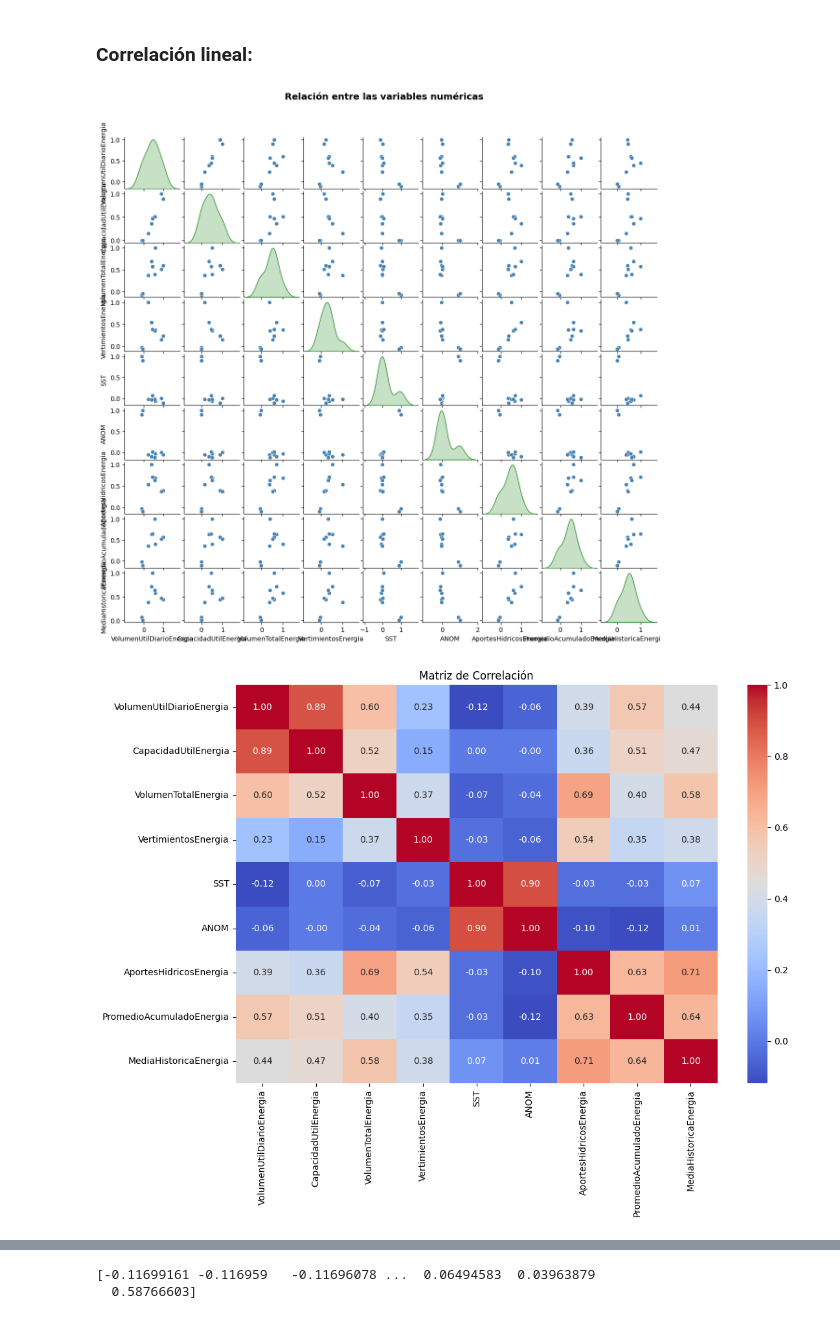
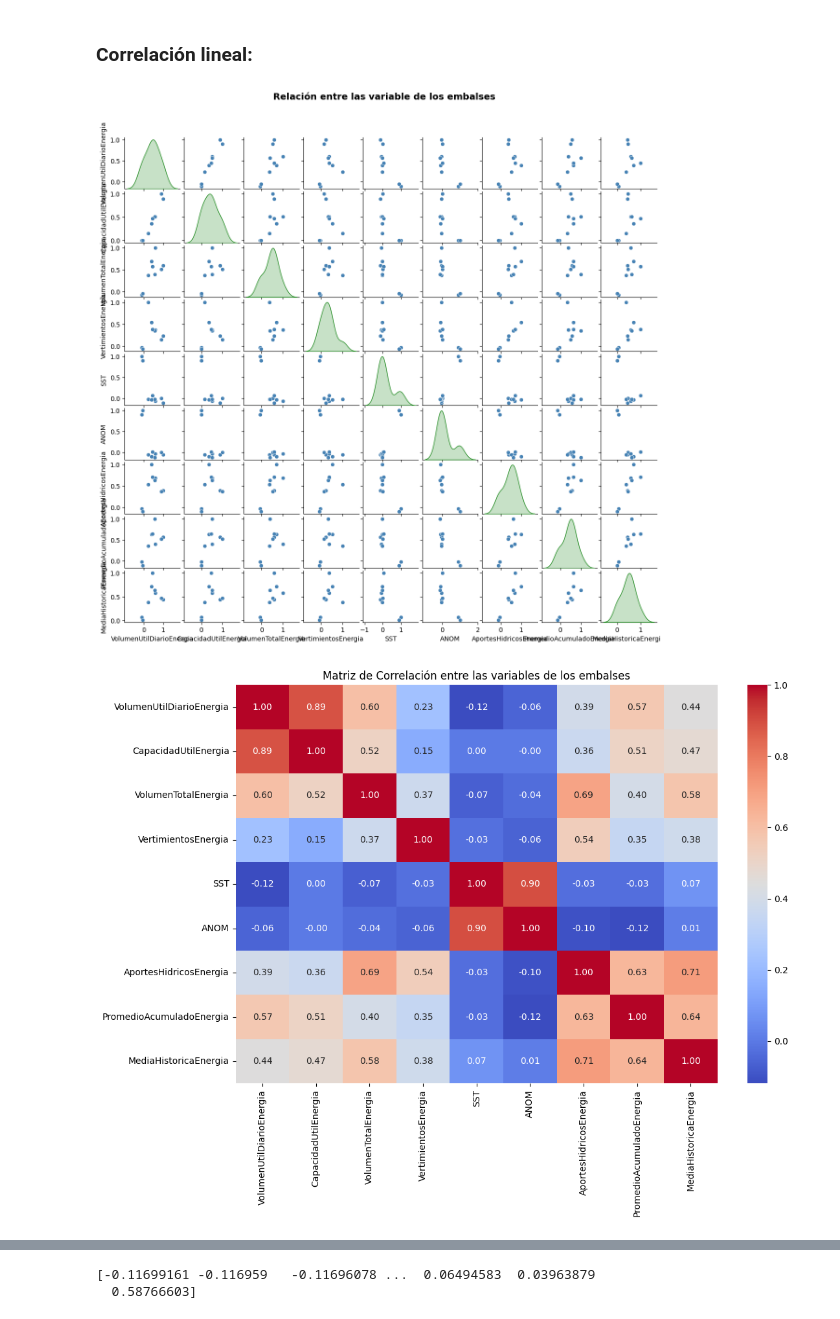
Before and after one commit to jsslTueniuane/JSSL-INV-FUNC-BACKEND, a Jupyter notebook: src/Analysis/ExploratoryAnalysis.ipynb, the cells around one changed output, grey strips where cells are left out. Drawn from its saved outputs; the diff is of its cells as text; code cells hidden in the pictures.

```diff
--- a/src/Analysis/ExploratoryAnalysis.ipynb
+++ b/src/Analysis/ExploratoryAnalysis.ipynb
@@ -369,40 +438,23 @@ Para obtener el detalle de como se realizan las transformaciones revisar el arch
 # %% [markdown]
 ### **Variables agregadas**
 # %%
-import pandas as pd
-import sys
-sys.path.append("D:/mis documentos/Personal/Repos/JSSL-INV-FUNC-BACKEND/src/GetData")
-from funciones import multiple_plot
-
 # Cargar el archivo de datos
 
-data_not_not_agg = pd.read_excel("D:/mis documentos/Personal/Repos/JSSL-INV-FUNC-BACKEND/Data/Results/NotStandardized/EmbalsesNoAgregados.xlsx")
-data_not_agg = pd.read_excel("D:/mis documentos/Personal/Repos/JSSL-INV-FUNC-BACKEND/Data/Results/NotStandardized/EmbalsesAgregados.xlsx")
+data_not_not_agg = pd.read_excel("../../Data/Results/NotStandardized/EmbalsesNoAgregados.xlsx")
+data_not_agg = pd.read_excel("../../Data/Results/NotStandardized/EmbalsesAgregados.xlsx")
 # %% [markdown]
 ### **Correlación lineal:**
 # %%
-import warnings
-warnings.filterwarnings("ignore")
+correlation_data = data_not_agg.corr()
 
-import seaborn as sns
-import matplotlib.pyplot as plt
+# Creacion de grafico de dispersión
+multiple_plot(2, correlation_data , correlation_data.select_dtypes(include = ['float64','int32','int64']).columns.tolist(), None, 'scatterplot', 'Relación entre las variable de los embalses',0)
 
-correlation_data = data_not_agg[['VolumenUtilDiarioEnergia',
-                                 'CapacidadUtilEnergia',
-                                 'VolumenTotalEnergia',
-                                 'VertimientosEnergia',
-                                 'SST',
-                                 'ANOM',
-                                 'AportesHidricosEnergia',
-                                 'PromedioAcumuladoEnergia',
-                                 'MediaHistoricaEnergia']].corr()
-multiple_plot(2, correlation_data , correlation_data.select_dtypes(include = ['float64','int32','int64']).columns.tolist(), None, 'scatterplot', 'Relación entre las variables numéricas',0)
-
-# Pintar la matriz de correlación
+# Graficar Matriz de correlación
 plt.figure(figsize=(12, 8))
 sns.heatmap(correlation_data, annot=True, cmap='coolwarm', fmt=".2f")
-plt.title('Matriz de Correlación')
+plt.title('Matriz de Correlación entre las variables de los embalses')
 plt.show()
 # %% [output]
-[figure, old version]
+[figure, new version]
-[figure, old version]
+[figure, new version]
```
Also changed, not shown: parts of 25 cells of this notebook, 4 other files.
